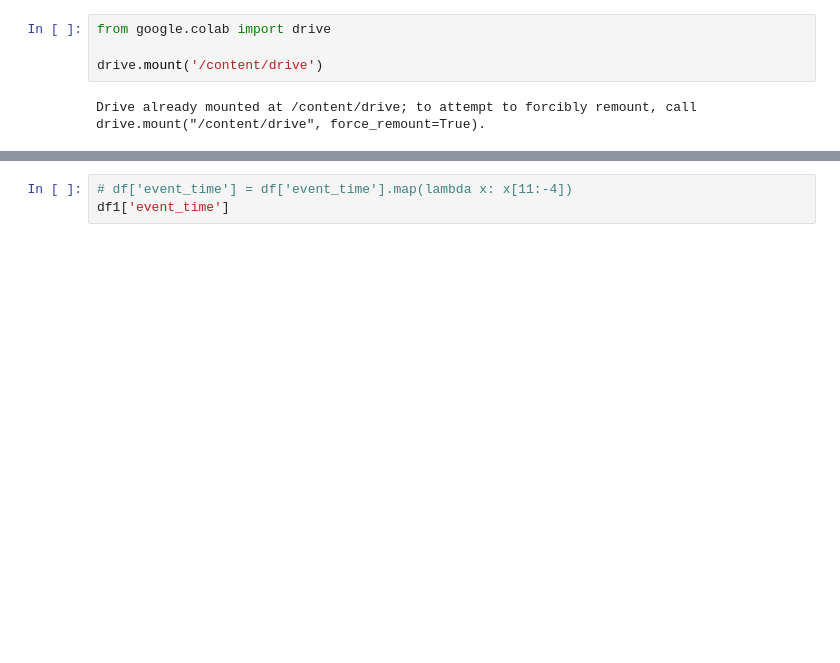
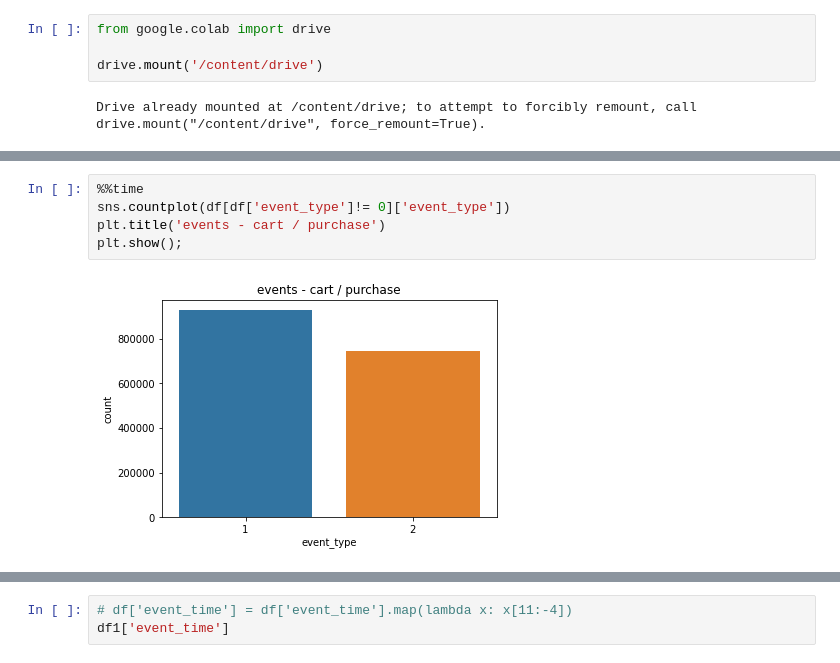
Before and after one commit to dlskawns/coz-project, a Jupyter notebook: CP2_기획_프로젝트.ipynb, the cells around one changed output, grey strips where cells are left out. Saved outputs shown, nothing was run; the diff lists cells and outputs as text; blank space fills up the shorter version.

```diff
--- a/CP2_기획_프로젝트.ipynb
+++ b/CP2_기획_프로젝트.ipynb
@@ -22,0 +277,7 @@ Wall time: 1min 19s
+# %%
+%%time
+sns.countplot(df[df['event_type']!= 0]['event_type'])
+plt.title('events - cart / purchase')
+plt.show();
+# %% [output]
+[figure, added]
```
Also changed, not shown: parts of 38 cells of this notebook.
